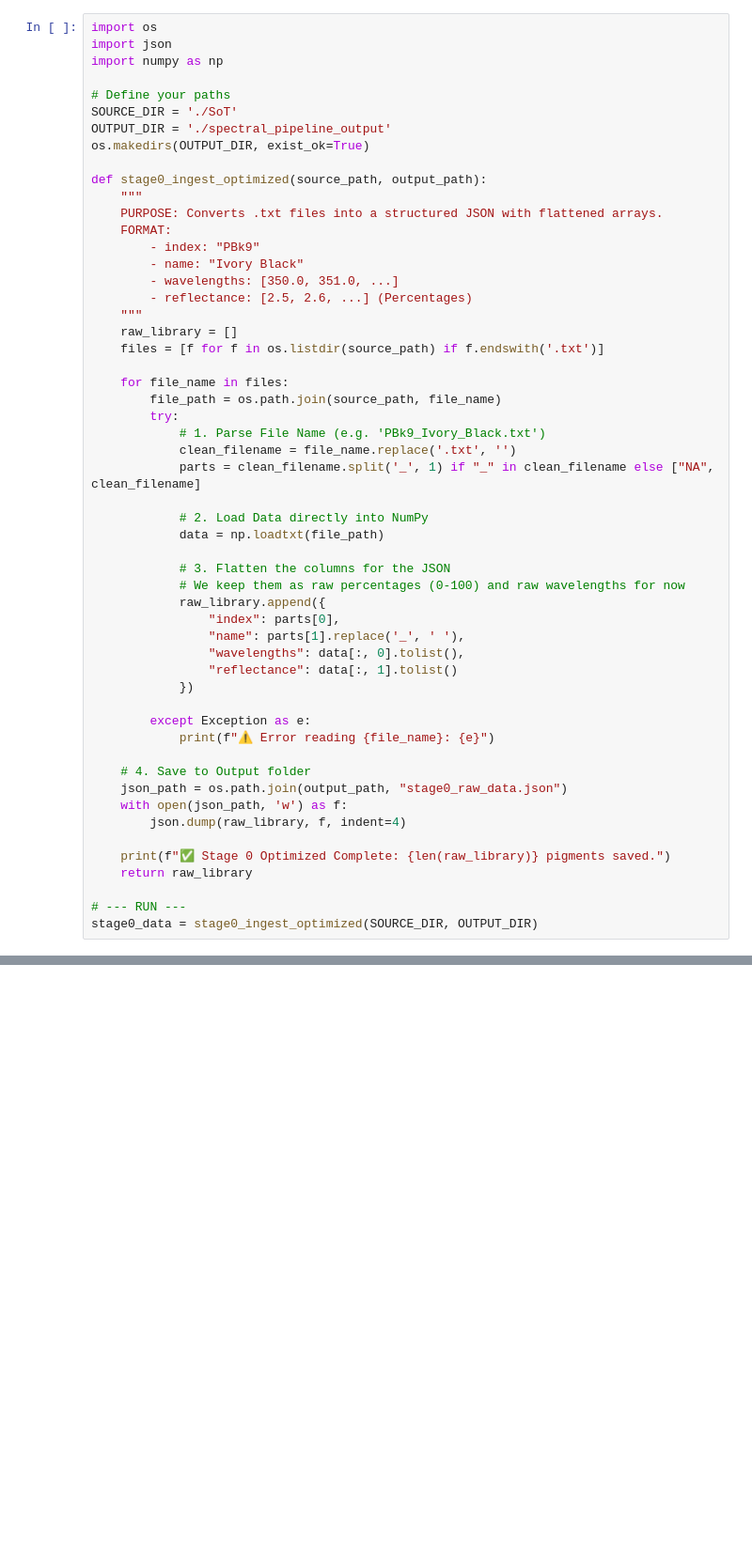
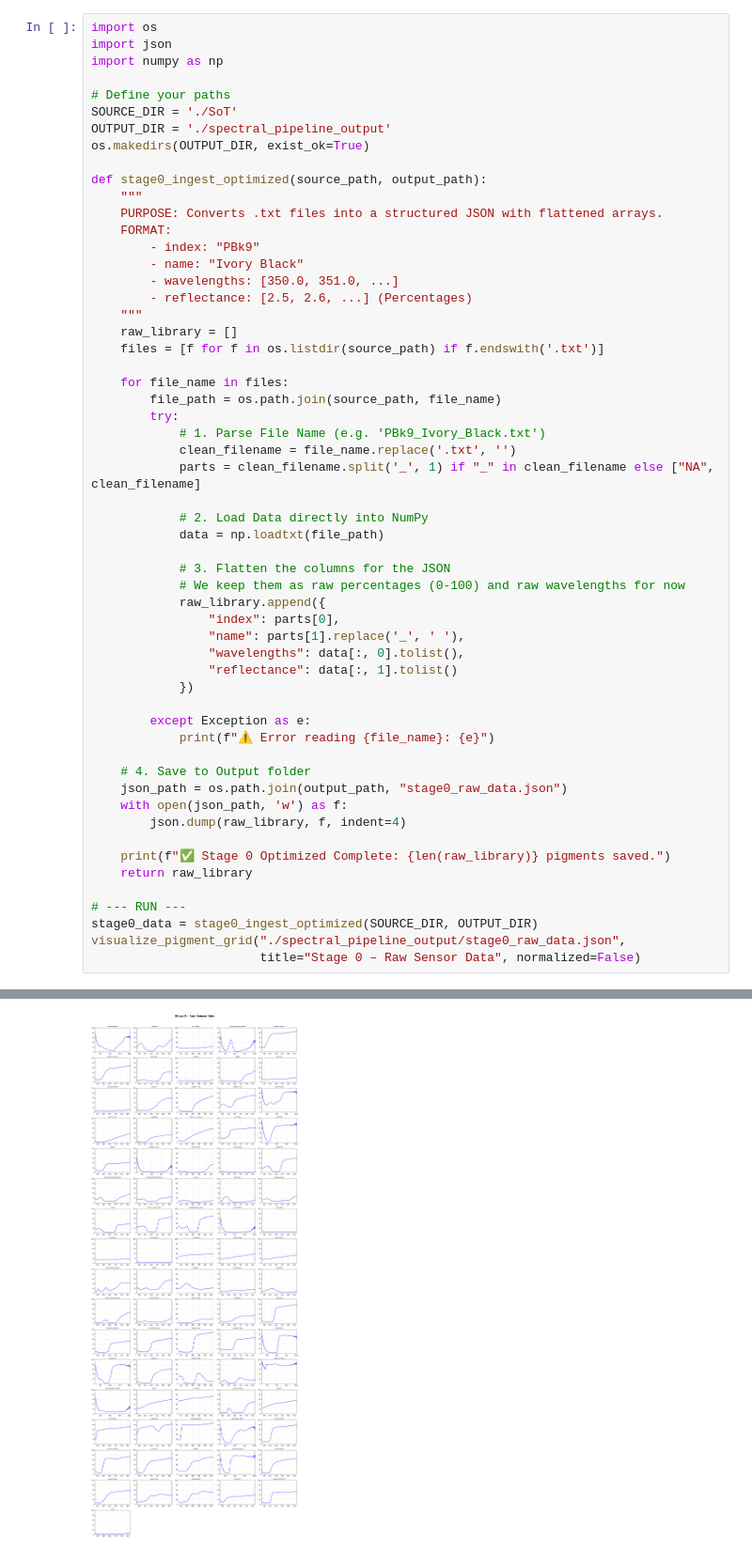
Before and after one commit to oren12321/ReflectanceCurvesDataset, a Jupyter notebook: spectral_pipeline_PoC.ipynb, the cells around one changed output, grey strips where cells are left out. Shown at 94% size. Saved outputs shown, nothing was run; the diff lists cells and outputs as text; blank space fills up the shorter version.

```diff
--- a/spectral_pipeline_PoC.ipynb
+++ b/spectral_pipeline_PoC.ipynb
@@ -52,4 +101,6 @@ def stage0_ingest_optimized(source_path, output_path):
 
 # --- RUN ---
 stage0_data = stage0_ingest_optimized(SOURCE_DIR, OUTPUT_DIR)
+visualize_pigment_grid("./spectral_pipeline_output/stage0_raw_data.json",
+                       title="Stage 0 – Raw Sensor Data", normalized=False)
 # %% [output]
@@ -57,3 +108,4 @@ stage0_data = stage0_ingest_optimized(SOURCE_DIR, OUTPUT_DIR)
+[figure, added]
 # %%
 def test_stage0_flattened(data_list):
     sample = next((p for p in data_list if "Ivory Black" in p['name']), None)
```
Also changed, not shown: parts of 14 cells of this notebook, 11 other files.
